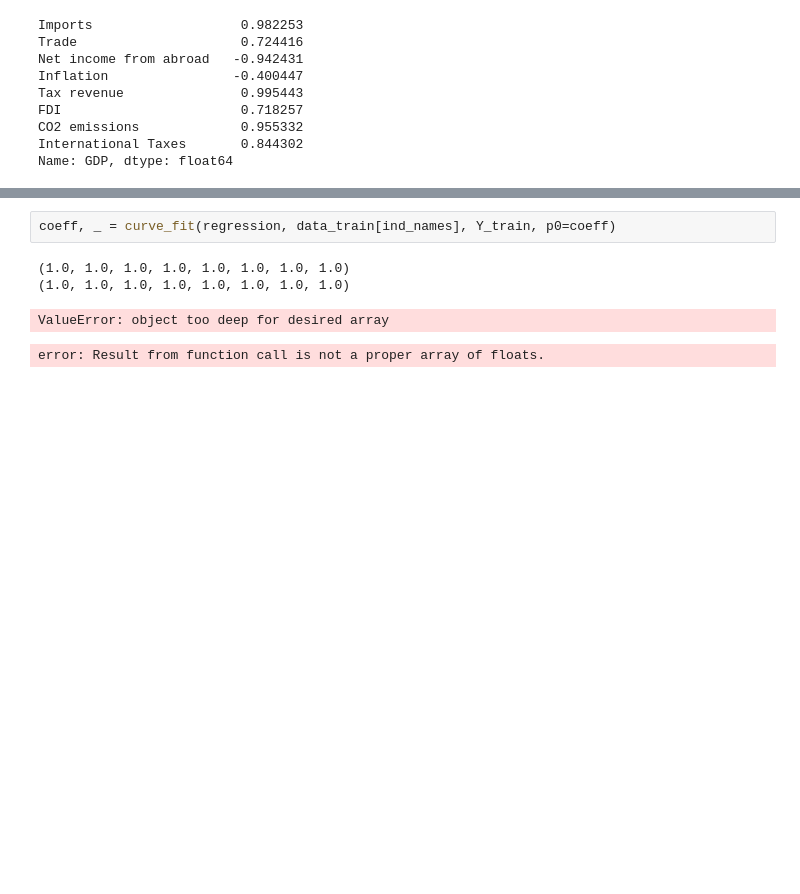
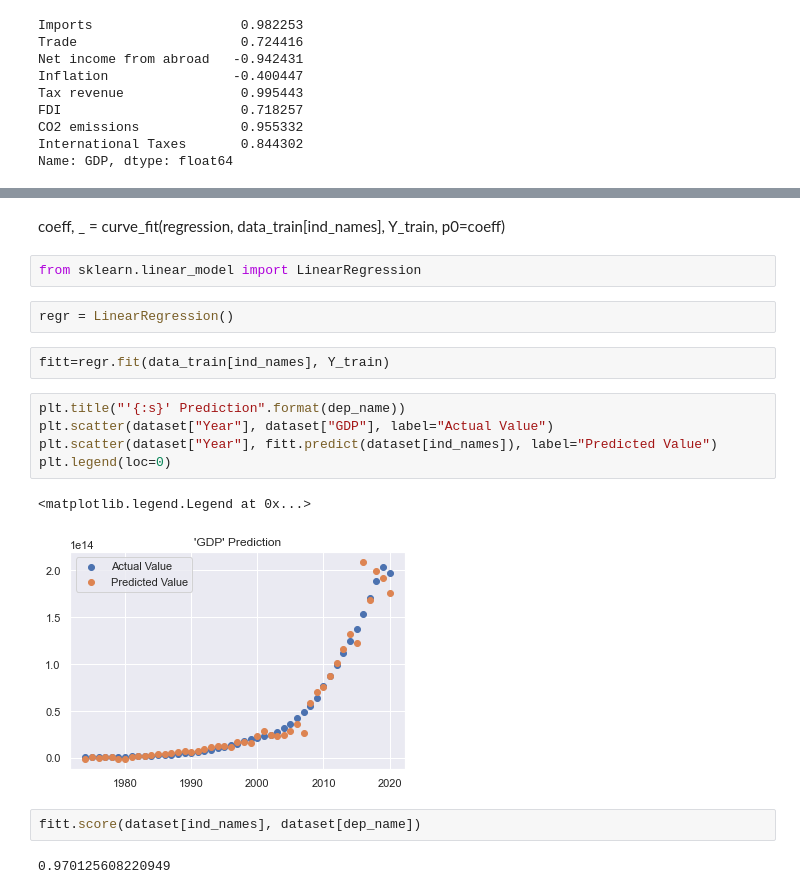
Before and after one commit to Meet91721/2CS404, a Jupyter notebook: GDP_New.ipynb, the cells around one changed output, grey strips where cells are left out. Saved outputs shown, nothing was run; the diff lists cells and outputs as text; blank space fills up the shorter version.

Commit message:
PREDICTION DONE

```diff
--- a/GDP_New.ipynb
+++ b/GDP_New.ipynb
@@ -72,7 +72,20 @@ plt.legend(loc=0)
-# %%
-coeff, _ = curve_fit(regression, data_train[ind_names], Y_train, p0=coeff)
-# %% [output]
-(1.0, 1.0, 1.0, 1.0, 1.0, 1.0, 1.0, 1.0)
-(1.0, 1.0, 1.0, 1.0, 1.0, 1.0, 1.0, 1.0)
-ValueError: object too deep for desired array
-error: Result from function call is not a proper array of floats.
+# %% [markdown]
+coeff, _ = curve_fit(regression, data_train[ind_names], Y_train, p0=coeff)
+# %%
+from sklearn.linear_model import LinearRegression
+# %%
+regr = LinearRegression()
+# %%
+fitt=regr.fit(data_train[ind_names], Y_train)
+# %%
+plt.title("'{:s}' Prediction".format(dep_name))
+plt.scatter(dataset["Year"], dataset["GDP"], label="Actual Value")
+plt.scatter(dataset["Year"], fitt.predict(dataset[ind_names]), label="Predicted Value")
+plt.legend(loc=0)
+# %% [output]
+<matplotlib.legend.Legend at 0x...>
+[figure, added]
+# %%
+fitt.score(dataset[ind_names], dataset[dep_name])
+# %% [output]
+0.970125608220949
```
Also changed, not shown: parts of 3 cells of this notebook, 2 other files.
